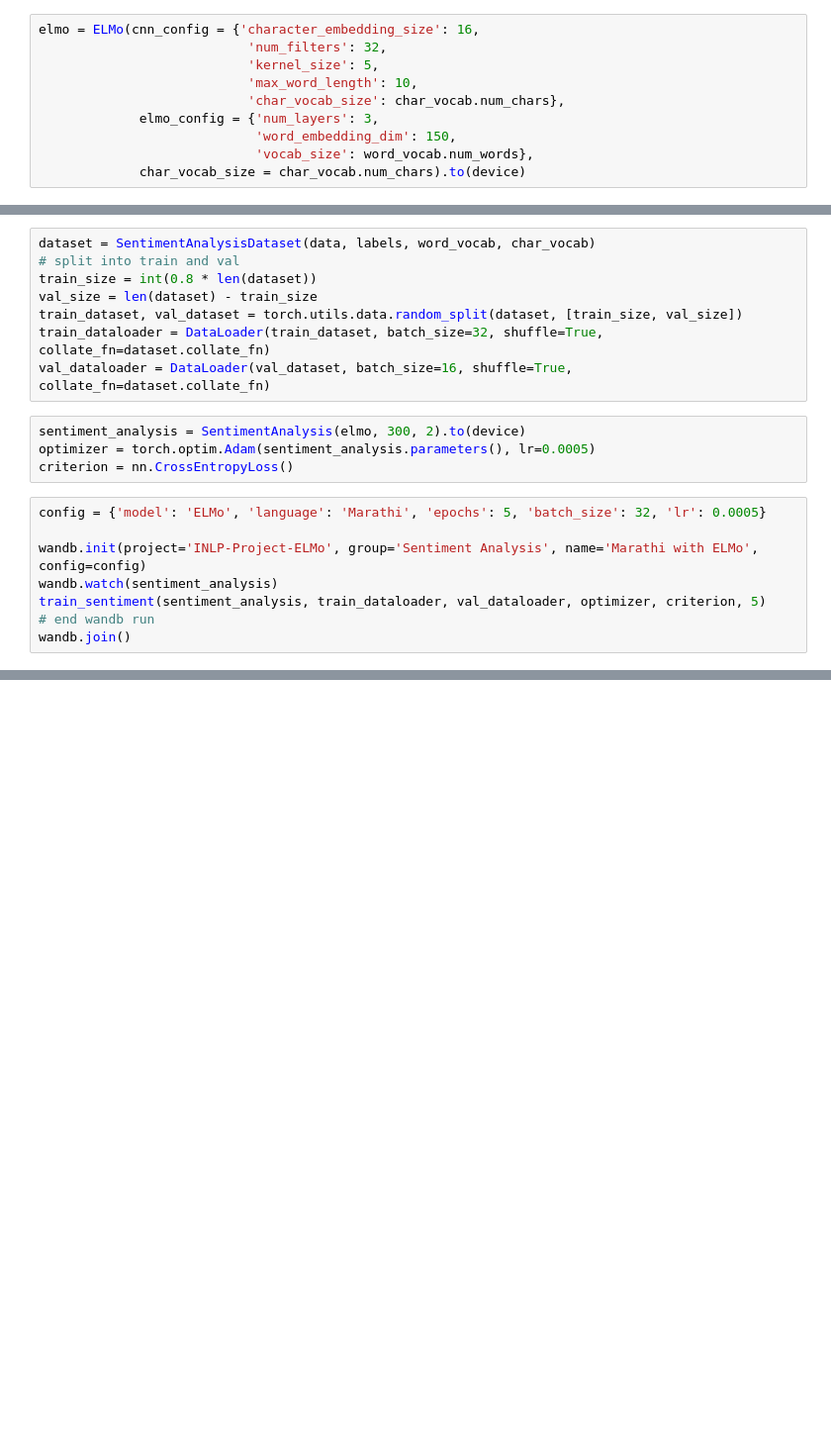
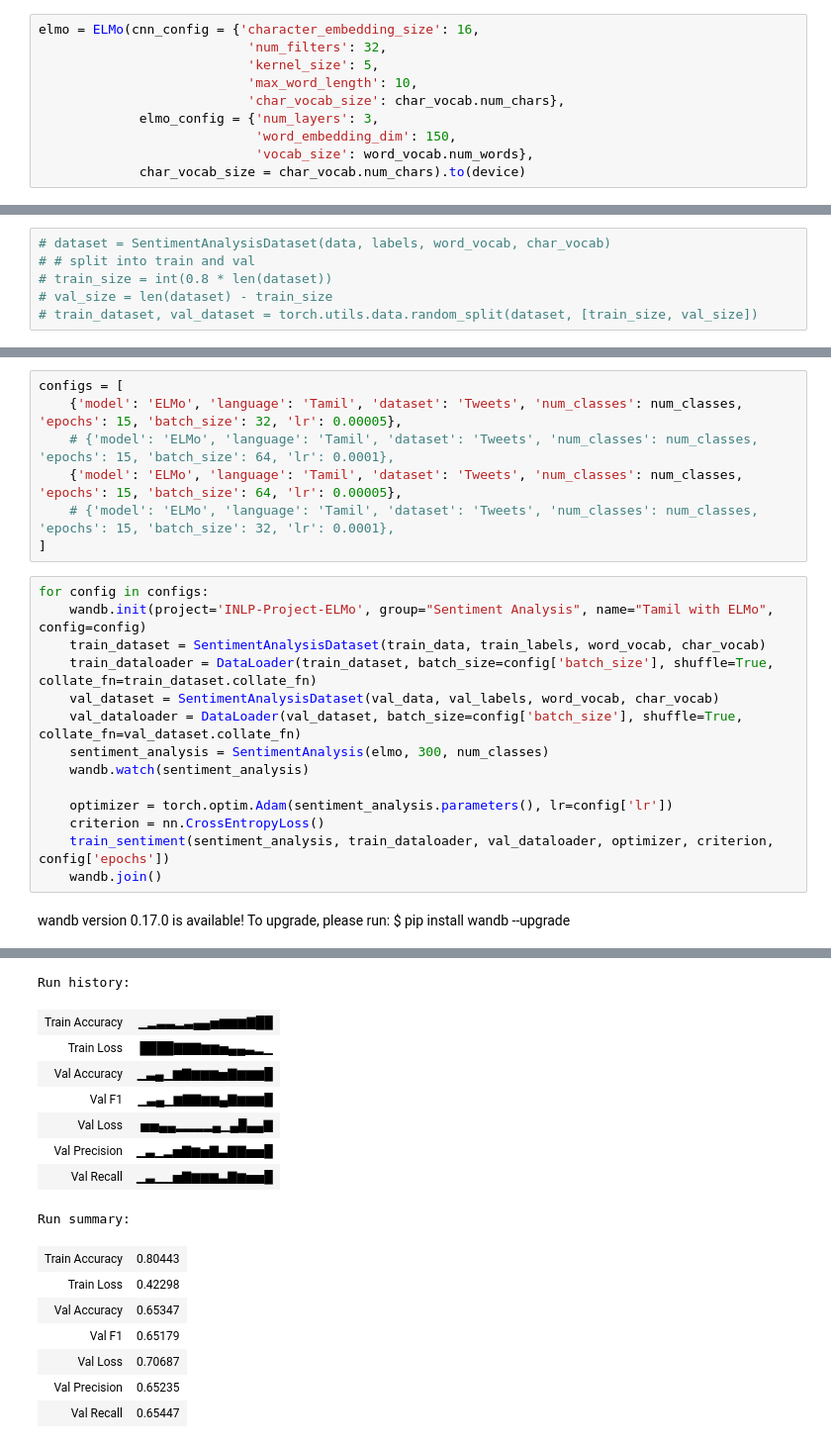
Before and after one commit to sanikadamn/INLP-Project-ELMo, a Jupyter notebook: Sentiment_Analysis/Sentiment_Analysis.ipynb, the cells around one changed output, grey strips where cells are left out. Shown at 99% size. Drawn from its saved outputs; the diff is of its cells as text; blank space fills up the shorter version.

Commit message:
sentiment analysis, news classification done

```diff
--- a/Sentiment_Analysis/Sentiment_Analysis.ipynb
+++ b/Sentiment_Analysis/Sentiment_Analysis.ipynb
@@ -95,20 +129,6 @@ def train_sentiment(model, train_loader, val_loader, optimizer, criterion, epoch
 # %%
-dataset = SentimentAnalysisDataset(data, labels, word_vocab, char_vocab)
-# split into train and val
-train_size = int(0.8 * len(dataset))
-val_size = len(dataset) - train_size
-train_dataset, val_dataset = torch.utils.data.random_split(dataset, [train_size, val_size])
-train_dataloader = DataLoader(train_dataset, batch_size=32, shuffle=True, collate_fn=dataset.collate_fn)
-val_dataloader = DataLoader(val_dataset, batch_size=16, shuffle=True, collate_fn=dataset.collate_fn)
+# dataset = SentimentAnalysisDataset(data, labels, word_vocab, char_vocab)
+# # split into train and val
+# train_size = int(0.8 * len(dataset))
+# val_size = len(dataset) - train_size
+# train_dataset, val_dataset = torch.utils.data.random_split(dataset, [train_size, val_size])
-# %%
-sentiment_analysis = SentimentAnalysis(elmo, 300, 2).to(device)
-optimizer = torch.optim.Adam(sentiment_analysis.parameters(), lr=0.0005)
-criterion = nn.CrossEntropyLoss()
-# %%
-config = {'model': 'ELMo', 'language': 'Marathi', 'epochs': 5, 'batch_size': 32, 'lr': 0.0005}
-
-wandb.init(project='INLP-Project-ELMo', group='Sentiment Analysis', name='Marathi with ELMo', config=config)
-wandb.watch(sentiment_analysis)
-train_sentiment(sentiment_analysis, train_dataloader, val_dataloader, optimizer, criterion, 5)
-# end wandb run
-wandb.join()
@@ -143,0 +135,23 @@ wandb: WARNING Source type is set to 'repo' but some required information is mis
+# %%
+configs = [
+    {'model': 'ELMo', 'language': 'Tamil', 'dataset': 'Tweets', 'num_classes': num_classes, 'epochs': 15, 'batch_size': 32, 'lr': 0.00005},
+    # {'model': 'ELMo', 'language': 'Tamil', 'dataset': 'Tweets', 'num_classes': num_classes, 'epochs': 15, 'batch_size': 64, 'lr': 0.0001},
+    {'model': 'ELMo', 'language': 'Tamil', 'dataset': 'Tweets', 'num_classes': num_classes, 'epochs': 15, 'batch_size': 64, 'lr': 0.00005},
+    # {'model': 'ELMo', 'language': 'Tamil', 'dataset': 'Tweets', 'num_classes': num_classes, 'epochs': 15, 'batch_size': 32, 'lr': 0.0001},
+]
+# %%
+for config in configs:
+    wandb.init(project='INLP-Project-ELMo', group="Sentiment Analysis", name="Tamil with ELMo", config=config)
+    train_dataset = SentimentAnalysisDataset(train_data, train_labels, word_vocab, char_vocab)
+    train_dataloader = DataLoader(train_dataset, batch_size=config['batch_size'], shuffle=True, collate_fn=train_dataset.collate_fn)
+    val_dataset = SentimentAnalysisDataset(val_data, val_labels, word_vocab, char_vocab)
+    val_dataloader = DataLoader(val_dataset, batch_size=config['batch_size'], shuffle=True, collate_fn=val_dataset.collate_fn)
+    sentiment_analysis = SentimentAnalysis(elmo, 300, num_classes)
+    wandb.watch(sentiment_analysis)
+
+    optimizer = torch.optim.Adam(sentiment_analysis.parameters(), lr=config['lr'])
+    criterion = nn.CrossEntropyLoss()
+    train_sentiment(sentiment_analysis, train_dataloader, val_dataloader, optimizer, criterion, config['epochs'])
+    wandb.join()
+# %% [output]
+wandb version 0.17.0 is available! To upgrade, please run: $ pip install wandb --upgrade
@@ -143,0 +164,16 @@ wandb: WARNING Source type is set to 'repo' but some required information is mis
+Run history:
+| Train Accuracy | ▁▂▃▃▂▃▄▄▅▆▆▆▇██ |
+| Train Loss | ████▇▇▇▆▆▅▄▄▃▂▁ |
+| Val Accuracy | ▁▃▄▁▆▇▆▆▆▅▇▆▆▆█ |
+| Val F1 | ▁▃▄▁▆▇▇▆▆▄▇▆▆▆█ |
+| Val Loss | ▅▅▄▄▂▂▂▂▄▁▄█▄▄▇ |
+| Val Precision | ▁▃▁▂▅▇▆▅▇▃▇▇▅▅█ |
+| Val Recall | ▁▃▁▁▅▇▆▆▆▃▇▆▅▅█ |
+Run summary:
+| Train Accuracy | 0.80443 |
+| Train Loss | 0.42298 |
+| Val Accuracy | 0.65347 |
+| Val F1 | 0.65179 |
+| Val Loss | 0.70687 |
+| Val Precision | 0.65235 |
+| Val Recall | 0.65447 |
```
Also changed, not shown: parts of 21 cells of this notebook, 8 other files.
